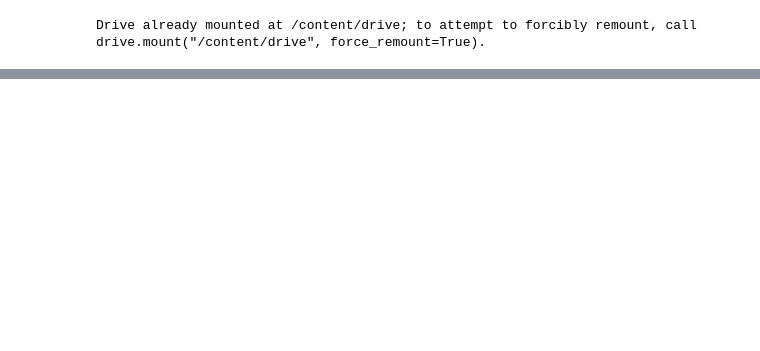
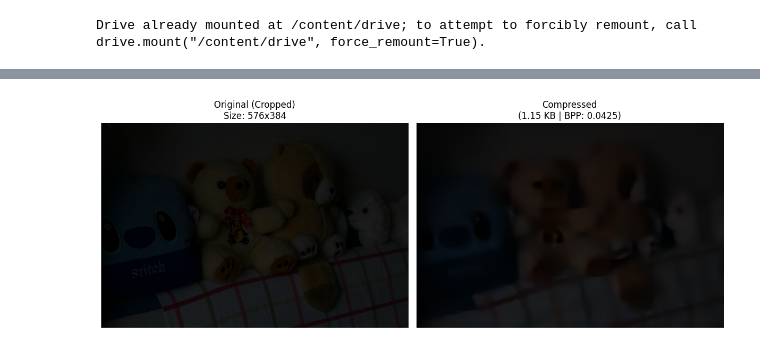
Before and after one commit to jaehyeok-roh/CUAI_summer_conference_CV_Team4, a Jupyter notebook: Baseline_1.ipynb, the cells around one changed output, grey strips where cells are left out. Cells and saved outputs as stored; diff of their text form; code cells hidden in the pictures; blank space fills up the shorter version.

```diff
--- a/Baseline_1.ipynb
+++ b/Baseline_1.ipynb
@@ -241,0 +69,69 @@ plt.show()
+# %%
+print("🚀 1. 모델 불러오기 및 엔트로피 코더 업데이트...")
+model = bmshj2018_hyperprior(quality=2, pretrained=True).eval()
+
+# ★핵심★ 실제 바이너리로 압축하기 전 확률 분포(CDF) 세팅
+model.update(force=True)
+
+print("🖼️ 2. 이미지 불러오기 및 64의 배수로 크롭(자르기)...")
+# 코랩 환경에 맞게 경로를 설정하세요. (드라이브 마운트 시 '/content/drive/MyDrive/test.jpg' 등)
+img_path = '/content/drive/MyDrive/CUAI_summer_conference/LOL_Dataset/lol_dataset/our485/high/low/10.png'
+img = Image.open(img_path).convert('RGB')
+
+# 이미지 가로/세로를 64의 배수로 맞춤 (에러 방지)
+w, h = img.size
+new_w = (w // 64) * 64
+new_h = (h // 64) * 64
+
+transform = transforms.Compose([
+    transforms.CenterCrop((new_h, new_w)),
+    transforms.ToTensor()
+])
+x = transform(img).unsqueeze(0)
+print(f"✅ 안전하게 잘린 텐서 크기: {x.shape}")
+
+print("🗜️ 3. 모델을 통해 진짜 바이너리 데이터로 압축(Compress)합니다!")
+with torch.no_grad():
+    compressed_data = model.compress(x)
+
+# 압축된 데이터의 길이(용량) 계산
+bitstream_y = compressed_data['strings'][0][0]
+bitstream_z = compressed_data['strings'][1][0]
+
+total_bytes = len(bitstream_y) + len(bitstream_z)
+total_kb = total_bytes / 1024
+
+print("\n=====================================")
+# 디스크의 원본 용량은 크롭되기 전 원본 기준이므로 참고용으로만 보세요!
+print(f"📂 원본 사진 용량 (참고용): {os.path.getsize(img_path) / 1024:.2f} KB")
+print(f"✨ AI 모델 압축 용량: {total_kb:.2f} KB")
+
+# ★ BPP (Bits Per Pixel) 계산 ★
+num_pixels = new_w * new_h  # 크롭된 이미지 기준 픽셀 수
+bpp = (total_bytes * 8) / num_pixels
+print(f"📊 BPP (Bits Per Pixel): {bpp:.4f} bits/pixel")
+print("=====================================\n")
+
+print("🪄 4. 압축된 데이터를 다시 이미지로 복원(Decompress)합니다!")
+with torch.no_grad():
+    decompressed_data = model.decompress(compressed_data['strings'], compressed_data['shape'])
+    x_hat = decompressed_data['x_hat']
+
+# 시각화
+x_hat = x_hat.squeeze(0).clamp(0, 1)
+img_hat = transforms.ToPILImage()(x_hat)
+
+fig, axes = plt.subplots(1, 2, figsize=(12, 6))
+
+# 시각화할 때도 비교를 위해 크롭된 원본 이미지를 보여줍니다.
+axes[0].imshow(transform(img).squeeze(0).permute(1, 2, 0))
+axes[0].set_title(f"Original (Cropped)\nSize: {new_w}x{new_h}")
+axes[0].axis('off')
+
+axes[1].imshow(img_hat)
+axes[1].set_title(f"Compressed\n({total_kb:.2f} KB | BPP: {bpp:.4f})")
+axes[1].axis('off')
+
+plt.tight_layout()
+plt.show()
+# %% [output]
@@ -241,0 +150 @@ plt.show()
+[figure, added]
```
Also changed, not shown: parts of 10 cells of this notebook, 2 other files.
